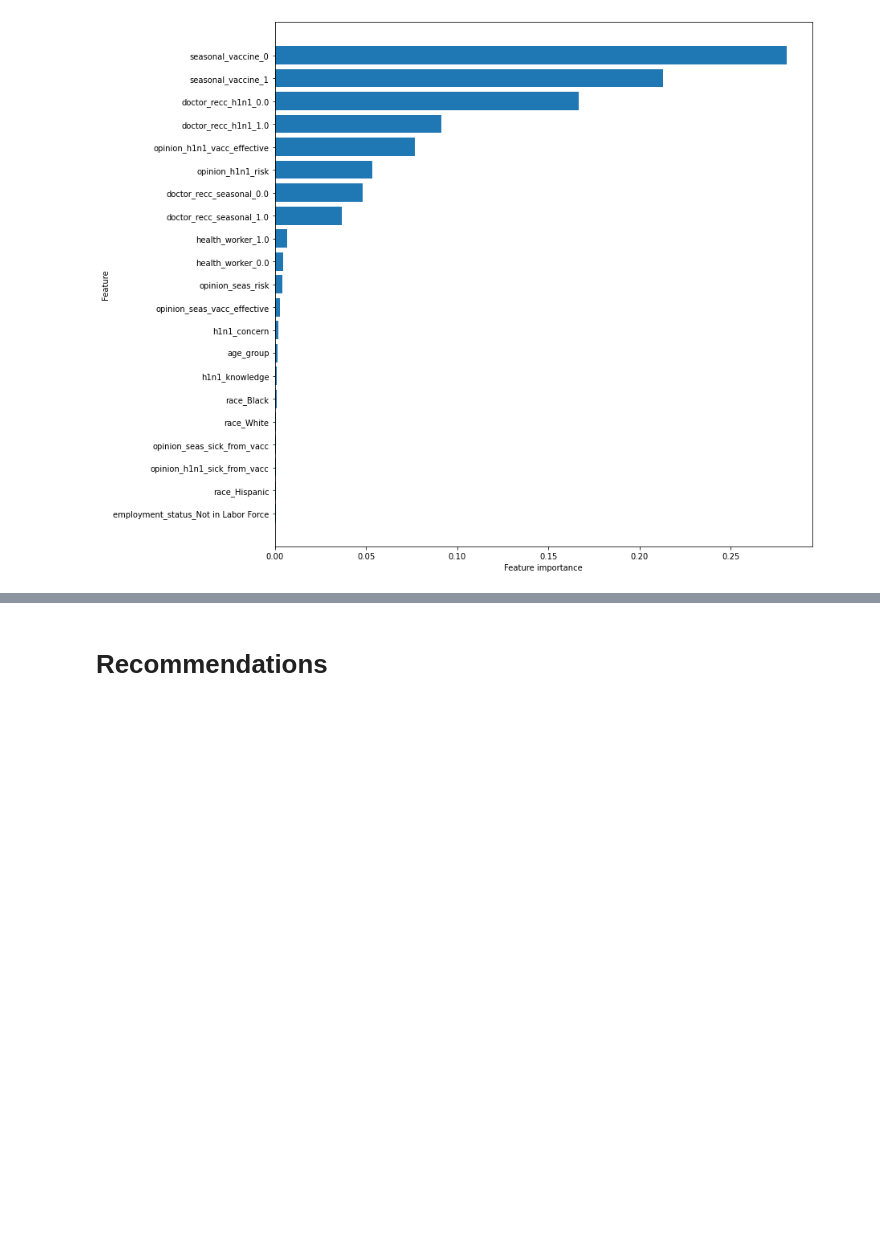
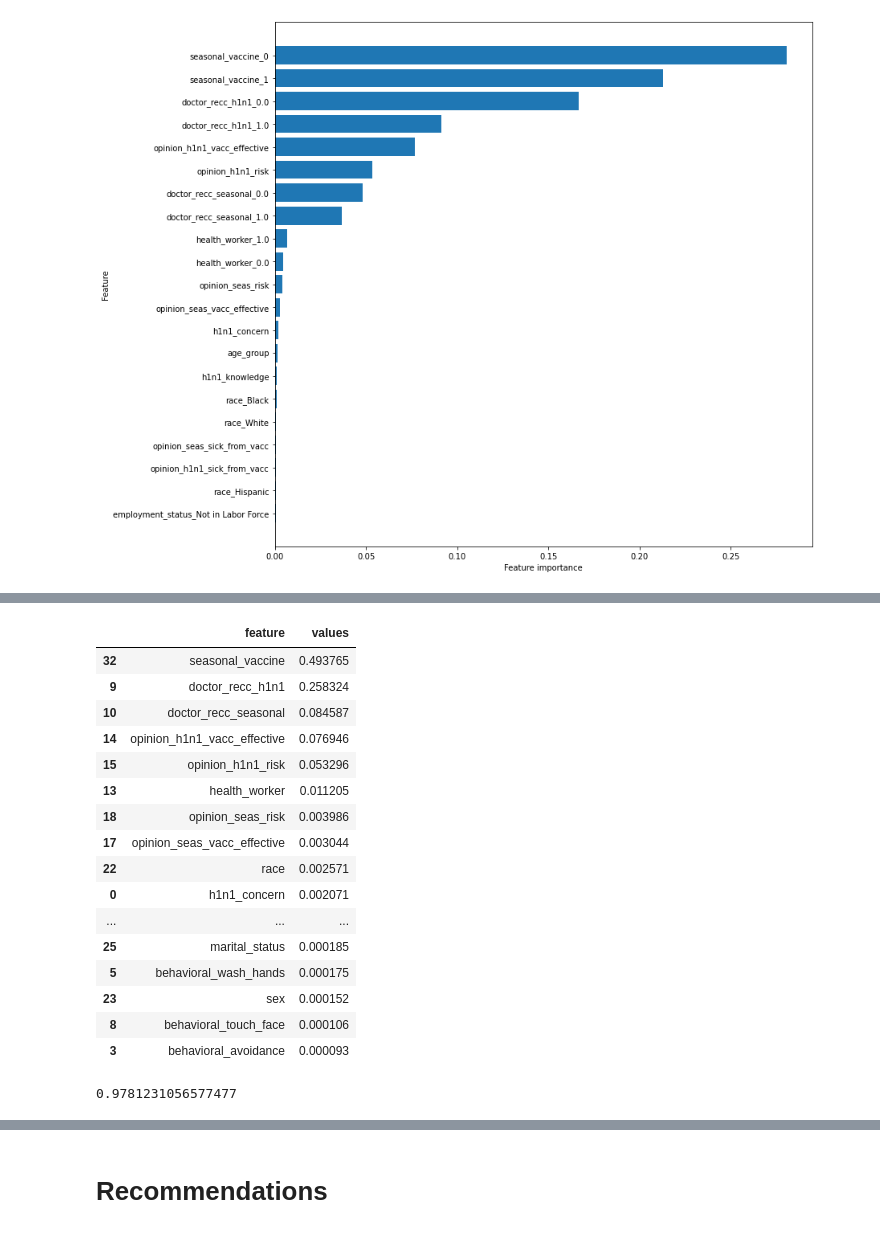
Before and after one commit to Freddy-2021/Using-a-Classification-Model-to-Predict-Who-is-More-Likely-to-Take-the-H1N1-Flu-Vaccine, a Jupyter notebook: student.ipynb, the cells around one changed output, grey strips where cells are left out. Cells and saved outputs as stored; diff of their text form; code cells hidden in the pictures; blank space fills up the shorter version.

Commit message:
added ftr importance for full Qs

```diff
--- a/student.ipynb
+++ b/student.ipynb
@@ -251,3 +250,6 @@ Data columns (total 33 columns):
  32  seasonal_vaccine             20030 non-null  int64
 dtypes: float64(22), int64(1), object(10)
 memory usage: 5.2+ MB
+# %%
+pd.set_option('display.max_columns', None)
+X_train.head()
@@ -754,0 +760,3 @@ ftr_importance_df
+# %%
+ftr_importance_df['ftr_importance'] = ftr_importance_df['ftr_importance'].astype(float)
+ftr_importance_df.info()
@@ -773,0 +827,11 @@ plot_feature_importances(ftr_importance_df_II)
+# %%
+counts2 = dict.fromkeys(X_cols, 0)
+X_cols = X_train.columns
+
+for col in X_cols:
+    for i in range(len(ftr_importance_df)):
+        ftr_label = ftr_importance_df.iloc[i,0]
+        ftr_value = ftr_importance_df.iloc[i,1]
+        if col in ftr_label:
+            counts2[col] += ftr_value
+counts2
@@ -773,0 +856,32 @@ plot_feature_importances(ftr_importance_df_II)
+# %%
+ftr_list = counts2.keys()
+values_list = counts2.values()
+ftr_dict = {'feature':ftr_list1, 'values':values_list}
+# %%
+groups_df = pd.DataFrame.from_dict(ftr_dict)
+groups_df.sort_values(by='values',ascending=False)
+# %% [output]
+|  | feature | values |
+| 32 | seasonal_vaccine | 0.493765 |
+| 9 | doctor_recc_h1n1 | 0.258324 |
+| 10 | doctor_recc_seasonal | 0.084587 |
+| 14 | opinion_h1n1_vacc_effective | 0.076946 |
+| 15 | opinion_h1n1_risk | 0.053296 |
+| 13 | health_worker | 0.011205 |
+| 18 | opinion_seas_risk | 0.003986 |
+| 17 | opinion_seas_vacc_effective | 0.003044 |
+| 22 | race | 0.002571 |
+| 0 | h1n1_concern | 0.002071 |
+| ... | ... | ... |
+| 25 | marital_status | 0.000185 |
+| 5 | behavioral_wash_hands | 0.000175 |
+| 23 | sex | 0.000152 |
+| 8 | behavioral_touch_face | 0.000106 |
+| 3 | behavioral_avoidance | 0.000093 |
+# %%
+# create an abridged dataframe that contributes at least 0.0001 towards 'gini' reduction:
+groups_df_II = groups_df.loc[groups_df['values']>=0.005]
+groups_df_II = groups_df_II.reset_index(drop=True)
+groups_df_II['values'].sum()
+# %% [output]
+0.9781231056577477
```
Also changed, not shown: parts of 15 cells of this notebook.
